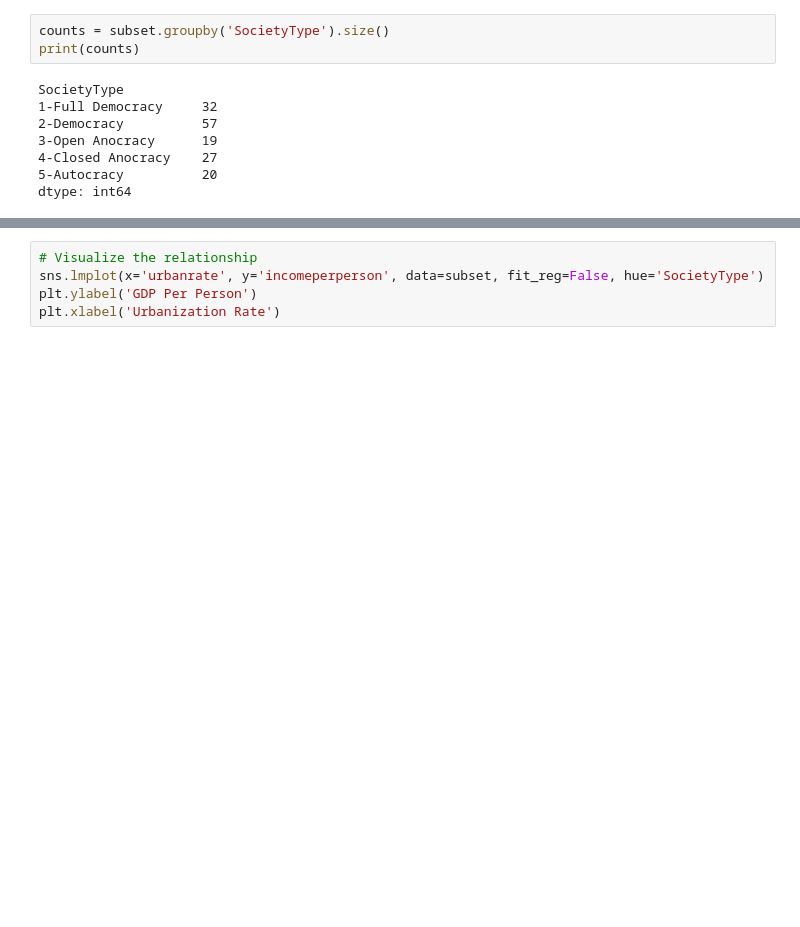
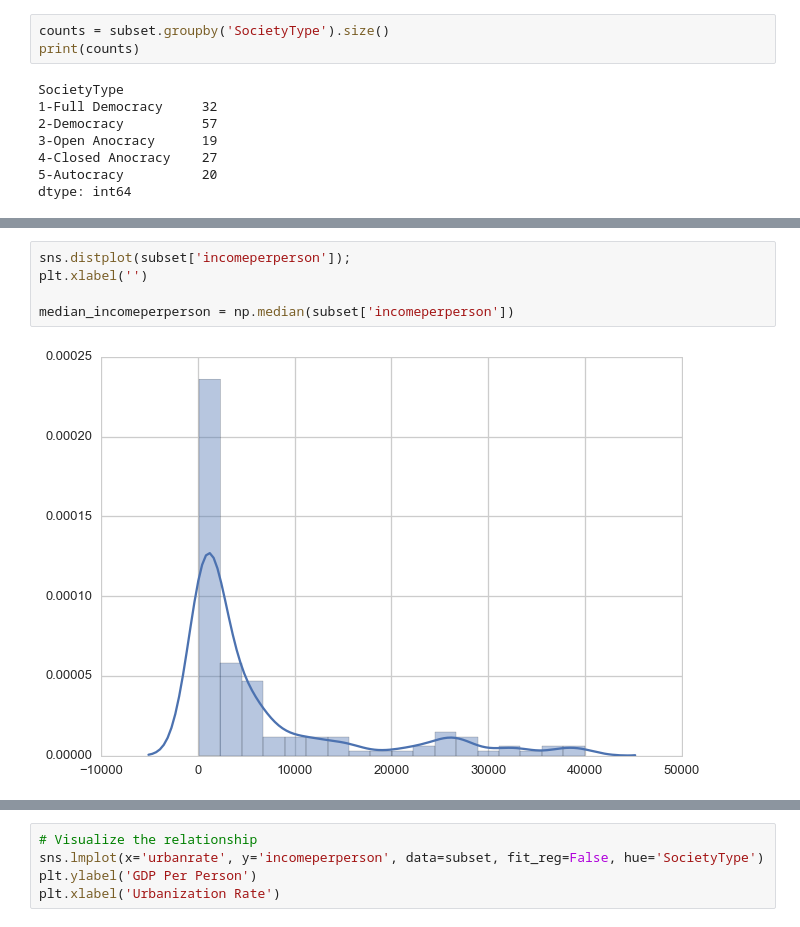
Before and after one commit to ArutyunSargsyan/democracy-and-economic-well-being, a Jupyter notebook: Regression Modeling in Practice/Week 3 Assignment.ipynb, the cells around one changed output, grey strips where cells are left out. Cells and saved outputs as stored; diff of their text form; blank space fills up the shorter version.

```diff
--- a/Regression Modeling in Practice/Week 3 Assignment.ipynb
+++ b/Regression Modeling in Practice/Week 3 Assignment.ipynb
@@ -86,0 +93,7 @@ dtype: int64
+# %%
+sns.distplot(subset['incomeperperson']);
+plt.xlabel('')
+
+median_incomeperperson = np.median(subset['incomeperperson'])
+# %% [output]
+[figure, added]
```
Also changed, not shown: parts of 15 cells of this notebook.
